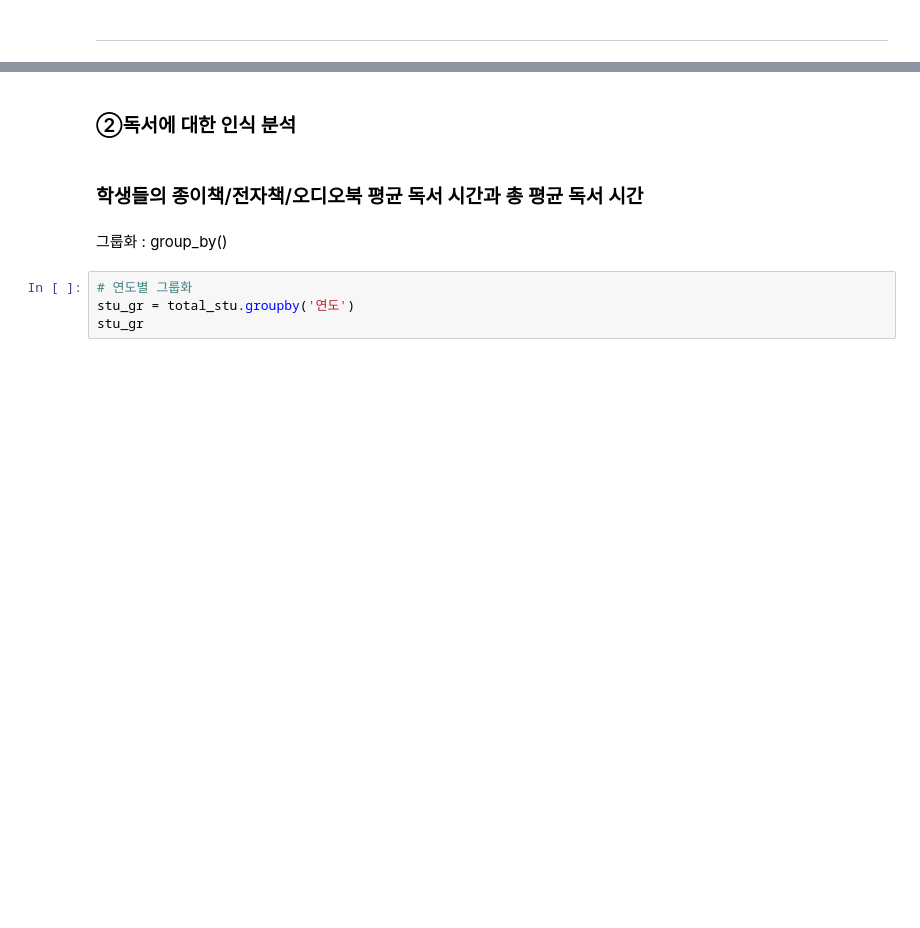
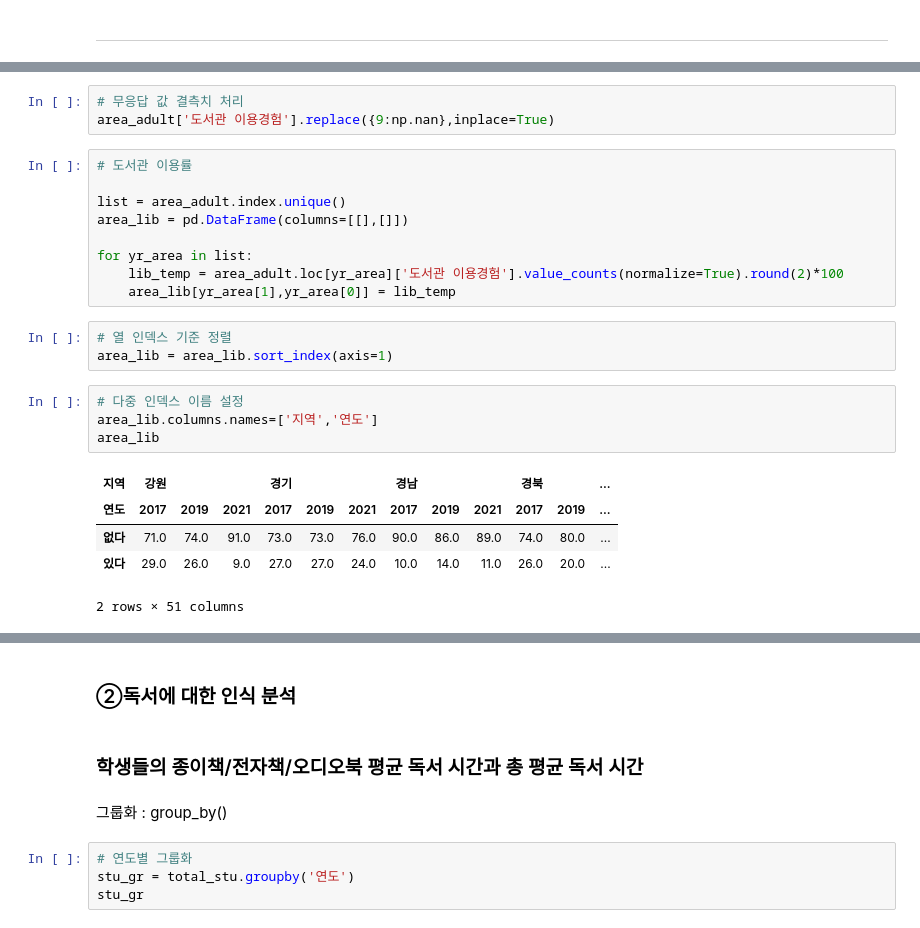
Before and after one commit to Yerial1125/semi_project, a Jupyter notebook: E조_세미프로젝트.ipynb, the cells around one changed output, grey strips where cells are left out. Cells and saved outputs as stored; diff of their text form; blank space fills up the shorter version.

```diff
--- a/E조_세미프로젝트.ipynb
+++ b/E조_세미프로젝트.ipynb
@@ -1035,0 +1076,25 @@ book_get_rank
+# %%
+# 무응답 값 결측치 처리
+area_adult['도서관 이용경험'].replace({9:np.nan},inplace=True)
+# %%
+# 도서관 이용률
+
+list = area_adult.index.unique()
+area_lib = pd.DataFrame(columns=[[],[]])
+
+for yr_area in list:
+    lib_temp = area_adult.loc[yr_area]['도서관 이용경험'].value_counts(normalize=True).round(2)*100
+    area_lib[yr_area[1],yr_area[0]] = lib_temp
+# %%
+# 열 인덱스 기준 정렬
+area_lib = area_lib.sort_index(axis=1)
+# %%
+# 다중 인덱스 이름 설정
+area_lib.columns.names=['지역','연도']
+area_lib
+# %% [output]
+| 지역 | 강원 |  |  | 경기 |  |  | 경남 |  |  | 경북 |  | ... |
+| 연도 | 2017 | 2019 | 2021 | 2017 | 2019 | 2021 | 2017 | 2019 | 2021 | 2017 | 2019 | ... |
+| 없다 | 71.0 | 74.0 | 91.0 | 73.0 | 73.0 | 76.0 | 90.0 | 86.0 | 89.0 | 74.0 | 80.0 | ... |
+| 있다 | 29.0 | 26.0 | 9.0 | 27.0 | 27.0 | 24.0 | 10.0 | 14.0 | 11.0 | 26.0 | 20.0 | ... |
+2 rows × 51 columns
```
Also changed, not shown: parts of 78 cells of this notebook, 6 other files.
